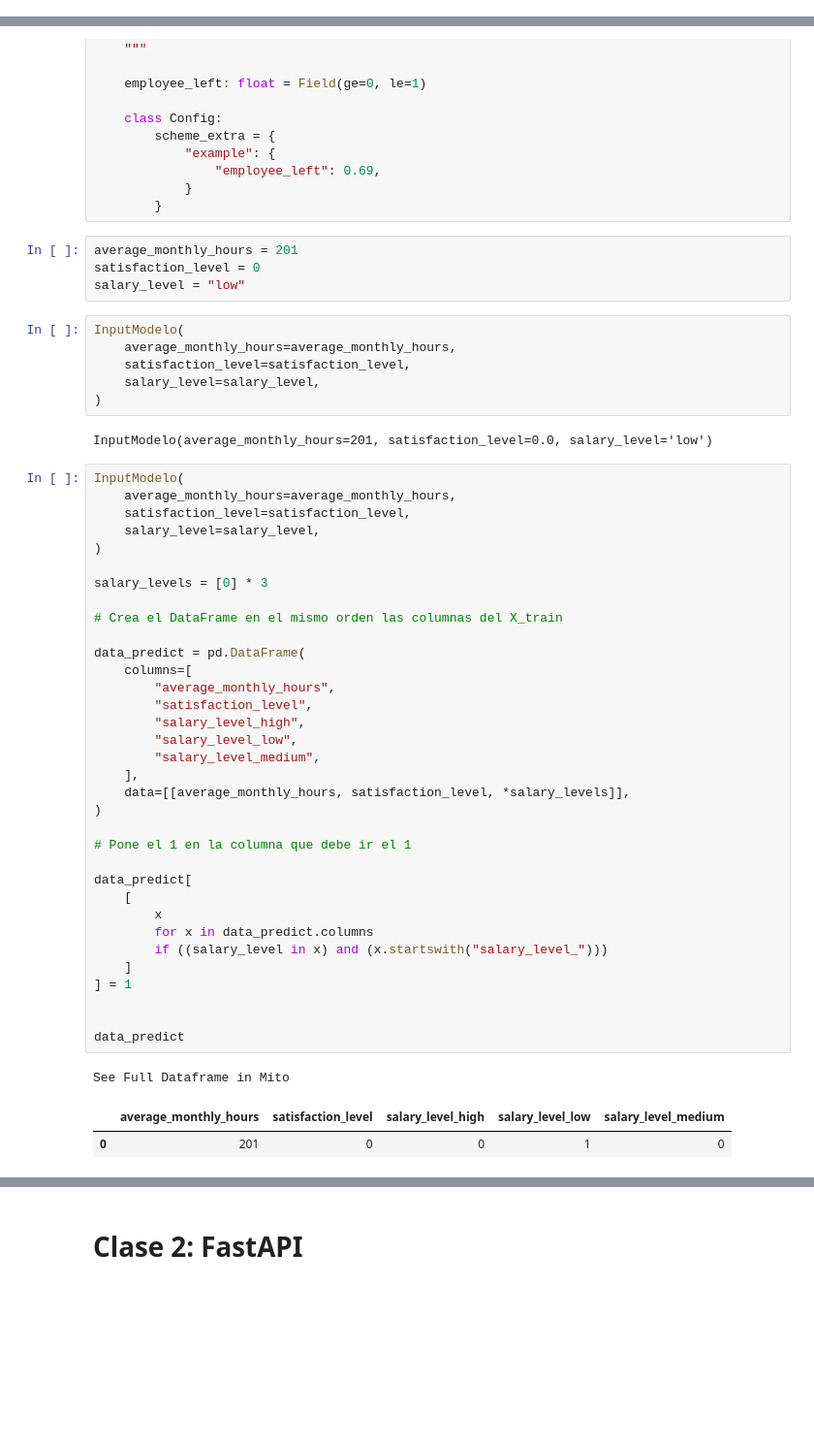
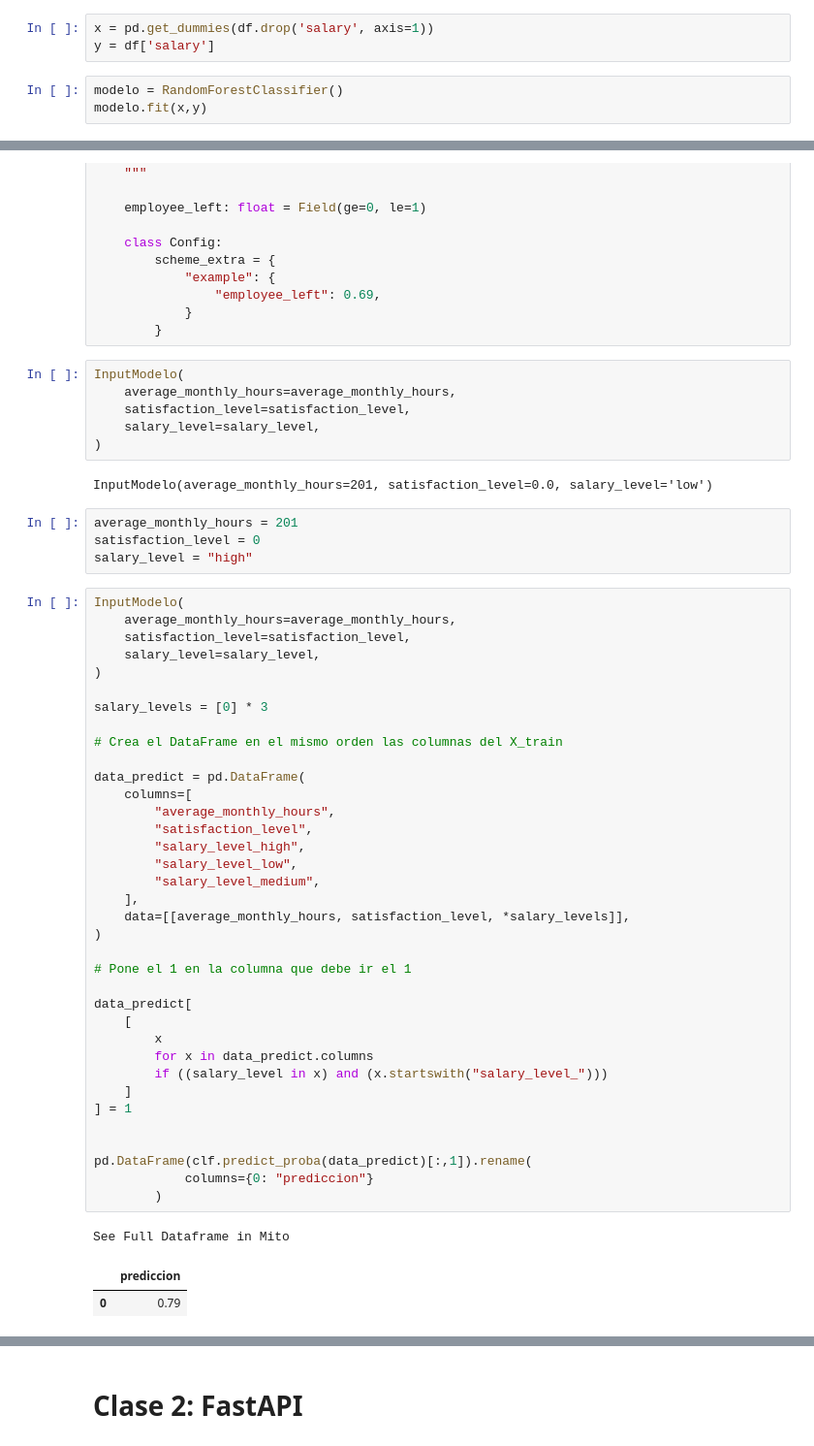
Before and after one commit to JECaballeroR/DiplomadoPythonModulo6Cohorte2, a Jupyter notebook: Notebook exploración.ipynb, the cells around one changed output, grey strips where cells are left out. Shown at 97% size. Drawn from its saved outputs; the diff is of its cells as text; blank space fills up the shorter version.

```diff
--- a/Notebook exploración.ipynb
+++ b/Notebook exploración.ipynb
@@ -133,0 +169,6 @@ variables_bin_cat = [
+# %%
+x = pd.get_dummies(df.drop('salary', axis=1))
+y = df['salary']
+# %%
+modelo = RandomForestClassifier()
+modelo.fit(x,y)
@@ -392,10 +449,6 @@ class OutputModelo(BM):
                 "employee_left": 0.69,
             }
         }
-# %%
-average_monthly_hours = 201
-satisfaction_level = 0
-salary_level = "low"
 # %%
 InputModelo(
     average_monthly_hours=average_monthly_hours,
@@ -404,6 +457,10 @@ InputModelo(
 )
 # %% [output]
 InputModelo(average_monthly_hours=201, satisfaction_level=0.0, salary_level='low')
+# %%
+average_monthly_hours = 201
+satisfaction_level = 0
+salary_level = "high"
 # %%
 InputModelo(
     average_monthly_hours=average_monthly_hours,
@@ -412,36 +469,38 @@ InputModelo(
 )
 
 salary_levels = [0] * 3
 
 # Crea el DataFrame en el mismo orden las columnas del X_train
 
 data_predict = pd.DataFrame(
     columns=[
         "average_monthly_hours",
         "satisfaction_level",
         "salary_level_high",
         "salary_level_low",
         "salary_level_medium",
     ],
     data=[[average_monthly_hours, satisfaction_level, *salary_levels]],
 )
 
 # Pone el 1 en la columna que debe ir el 1
 
 data_predict[
     [
         x
         for x in data_predict.columns
         if ((salary_level in x) and (x.startswith("salary_level_")))
     ]
 ] = 1
 
 
-data_predict
+pd.DataFrame(clf.predict_proba(data_predict)[:,1]).rename(
+            columns={0: "prediccion"}
+        )
 # %% [output]
 See Full Dataframe in Mito
-|  | average_monthly_hours | satisfaction_level | salary_level_high | salary_level_low | salary_level_medium |
-| 0 | 201 | 0 | 0 | 1 | 0 |
+|  | prediccion |
+| 0 | 0.79 |
 # %%
 pd.DataFrame(clf.predict_proba(data_predict)[:,1]).rename(
             columns={0: "prediccion"}
```
Also changed, not shown: parts of 16 cells of this notebook.
